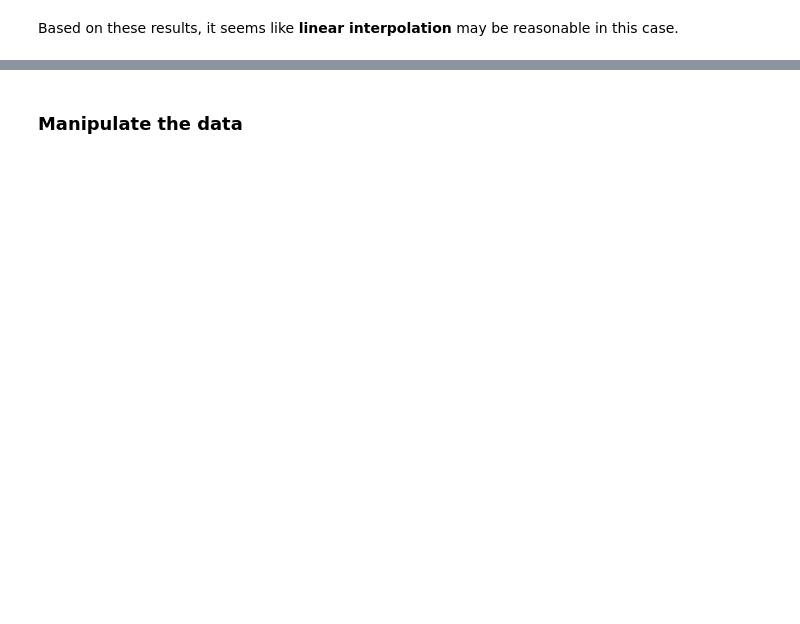
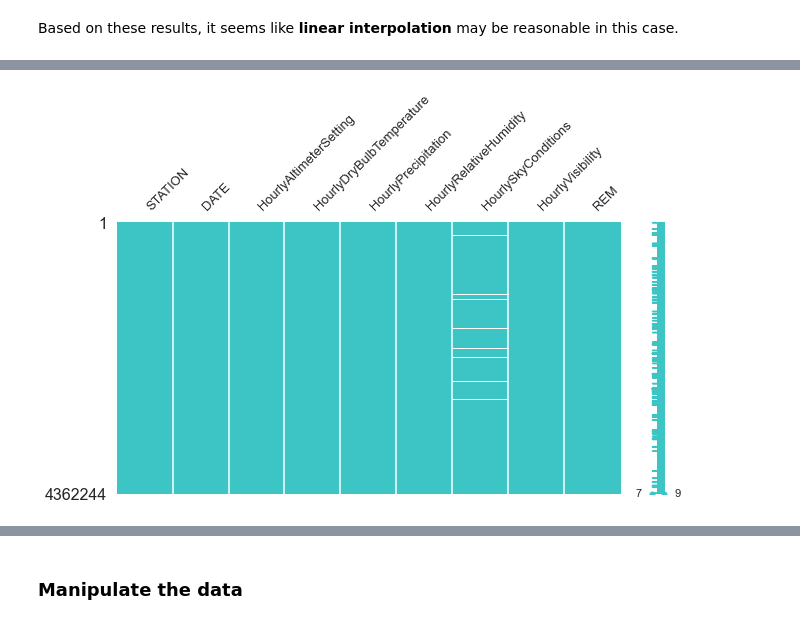
Before and after one commit to malonsol/TFM_KSchool, a Jupyter notebook: EDA/DELAY/LCD_DataPreparation.ipynb, the cells around one changed output, grey strips where cells are left out. Saved outputs shown, nothing was run; the diff lists cells and outputs as text; code cells hidden in the pictures; blank space fills up the shorter version.

```diff
--- a/EDA/DELAY/LCD_DataPreparation.ipynb
+++ b/EDA/DELAY/LCD_DataPreparation.ipynb
@@ -497,0 +564,8 @@ Name: HourlyAltimeterSetting, Length: 4343006, dtype: float64
+# %%
+# First we need to cast it to numeric type. However, we find some "s" at the end of some values; just get rid of them:
+LCD['HourlyDryBulbTemperature'] = LCD['HourlyDryBulbTemperature'].str.replace('s', '')
+# Similarly, we'll replace '*' by 'NaN's, since they both represent missing values:
+LCD['HourlyDryBulbTemperature'] = LCD['HourlyDryBulbTemperature'].str.replace('*', 'NaN')
+LCD['HourlyDryBulbTemperature'] = LCD['HourlyDryBulbTemperature'].astype('float64')
+# Likewise, interpolation has been reviewed as a reasonable approach. Let's apply it:
+LCD['HourlyDryBulbTemperature'].interpolate(method='linear', axis=0, inplace=True)
@@ -497,0 +580,10 @@ Name: HourlyAltimeterSetting, Length: 4343006, dtype: float64
+# %%
+# First we need to cast it to numeric type. However, we find some "s" at the end of some values; just get rid of them:
+LCD['HourlyPrecipitation'] = LCD['HourlyPrecipitation'].str.replace('s', '')
+# Similarly, we'll replace 'T' by '0':
+LCD['HourlyPrecipitation'] = LCD['HourlyPrecipitation'].str.replace('T', '0')
+# Deal with "strange" values in the format of "0.010.03s":
+LCD.loc[LCD[LCD['HourlyPrecipitation'].str.len() > 4].index, 'HourlyPrecipitation'] = '0'
+LCD['HourlyPrecipitation'] = LCD['HourlyPrecipitation'].astype('float64')
+# Following previous comments, NaN's will be replaced by 0 for this column:
+LCD['HourlyPrecipitation'].fillna(0, inplace=True)
@@ -497,0 +596,6 @@ Name: HourlyAltimeterSetting, Length: 4343006, dtype: float64
+# %%
+# First we need to cast it to numeric type. However, we'll replace '*' by 'NaN's, since they both represent missing values:
+LCD['HourlyRelativeHumidity'] = LCD['HourlyRelativeHumidity'].str.replace('*', 'NaN')
+LCD['HourlyRelativeHumidity'] = LCD['HourlyRelativeHumidity'].astype('float64')
+# Likewise, interpolation has been reviewed as a reasonable approach. Let's apply it:
+LCD['HourlyRelativeHumidity'].interpolate(method='linear', axis=0, inplace=True)
@@ -497,0 +608,10 @@ Name: HourlyAltimeterSetting, Length: 4343006, dtype: float64
+# %%
+# First we need to cast it to numeric type. However, we find some "s" at the end of some values; just get rid of them:
+LCD['HourlyVisibility'] = LCD['HourlyVisibility'].str.replace('s', '')
+# Similarly, we'll replace also 'V':
+LCD['HourlyVisibility'] = LCD['HourlyVisibility'].str.replace('V', '')
+# Plus, we'll replace '*' by 'NaN's, since they both represent missing values:
+LCD['HourlyVisibility'] = LCD['HourlyVisibility'].str.replace('*', 'NaN')
+LCD['HourlyVisibility'] = LCD['HourlyVisibility'].astype('float64')
+# Likewise, interpolation has been reviewed as a reasonable approach. Let's apply it:
+LCD['HourlyVisibility'].interpolate(method='linear', axis=0, inplace=True)
@@ -497,0 +637,4 @@ Name: HourlyAltimeterSetting, Length: 4343006, dtype: float64
+# %%
+msno.matrix(LCD, figsize=(10, 5), color=(0.24, 0.77, 0.77), fontsize=13);
+# %% [output]
+[figure, added]
```
Also changed, not shown: parts of 70 cells of this notebook.
